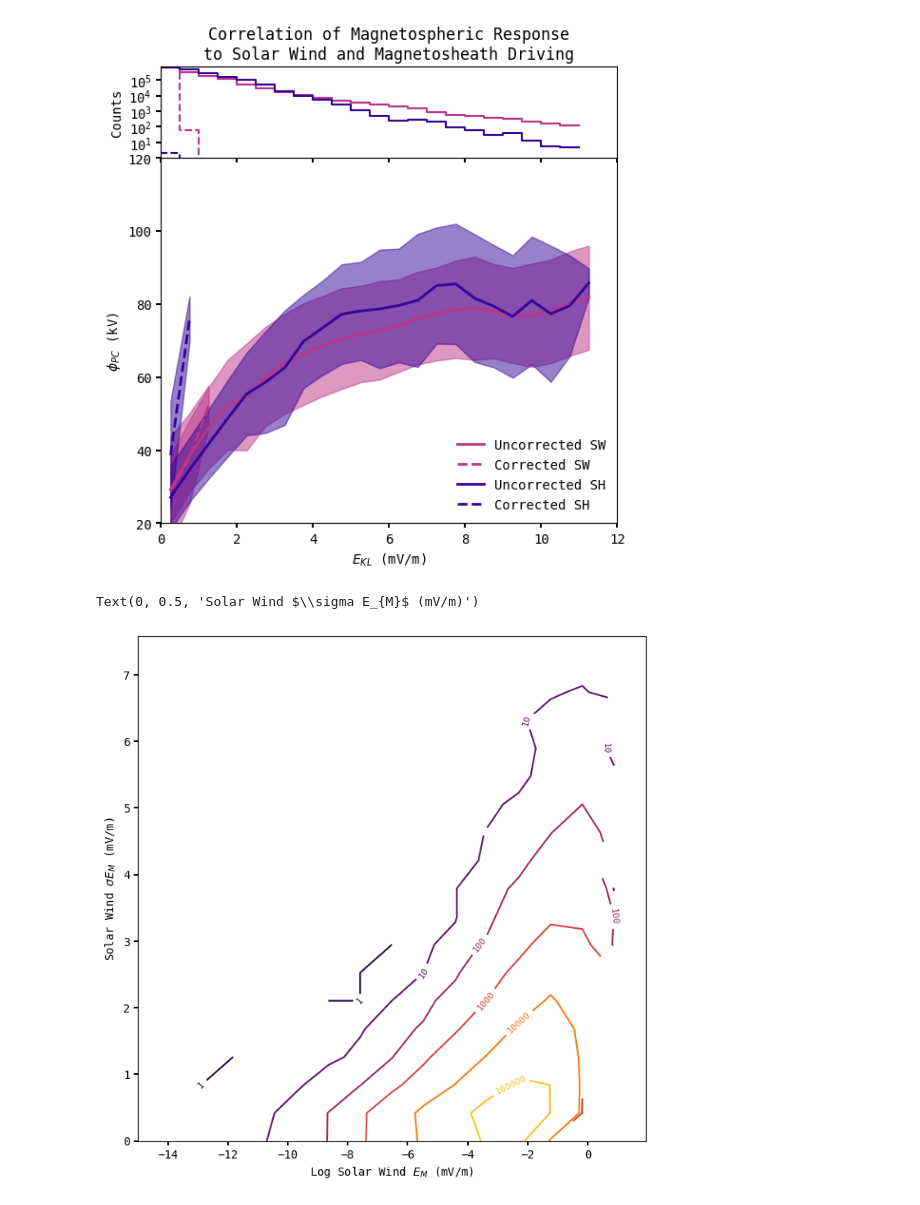
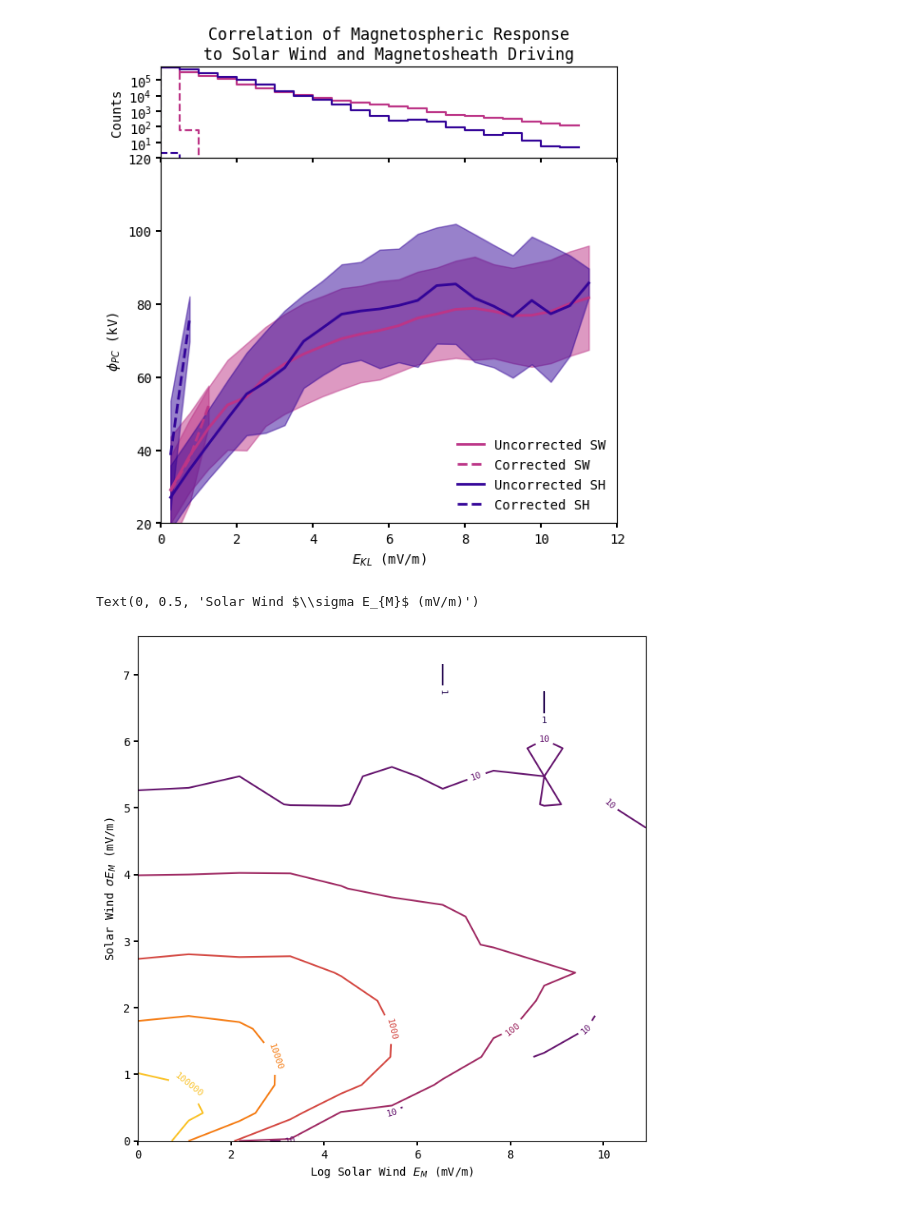
Before and after one commit to connor-obrien888/prime-pcp, a Jupyter notebook: regrecal.ipynb, the cells around one changed output. Saved outputs shown, nothing was run; the diff lists cells and outputs as text; code cells hidden in the pictures.

```diff
--- a/regrecal.ipynb
+++ b/regrecal.ipynb
@@ -38,7 +38,7 @@ sw_data['Em_R_sig'] = pca.EMR_err(sw_data['Vi_xgse'].to_numpy(), sw_data['Vi_xgs
 
 
 #Load outer magnetosheath data from PRIME-SH
-sh_data = pd.read_hdf('data/sheath_outputs_cpcp.h5', 'primesh_mid')
+sh_data = pd.read_hdf('data/sheath_outputs_cpcp.h5', 'primesh_mp')
 sh_data = sh_data.drop_duplicates(subset='Epoch') #Just in case!
 sh_data['Erx'] = pca.ERX(sh_data['Ni'].to_numpy(), sh_data['Vi_xgse'].to_numpy(), sh_data['Vi_ygse'].to_numpy(), sh_data['Vi_zgse'].to_numpy(), sh_data['B_xgsm'].to_numpy(), sh_data['B_ygsm'].to_numpy(), sh_data['B_zgsm'].to_numpy(), sh_data['Tiperp'].to_numpy()) #Reconnection electric field
 sh_data['Em_R'] = pca.EMR(sh_data['Vi_xgse'].to_numpy(), sh_data['B_zgsm'].to_numpy()) #Rectified dawn-dusk motional electric field
@@ -173,0 +354,26 @@ ax_histx.set_title('Correlation of Magnetospheric Response\nto Solar Wind and Ma
+# %%
+def jelinek_bs(y, pdyn, r0=15.02, l=1.17, e=6.55):
+    """
+    Bow shock model from Jelinek et al 2012. Assumes GSE Z=0.
+
+    Parameters:
+        y (float): GSE Y coordinate
+        pdyn (float): Solar wind dynamic pressure (nPa)
+        r0 (float): Bow shock average standoff distance tuning parameter (RE)
+        l (float): Lambda tuning parameter
+        e (float): Epsilon tuning parameter
+    """
+    bs_x = r0 * (pdyn ** (-1 / e)) - (y**2) * (l**2) / (4 * r0 * (pdyn ** (-1 / e)))
+    return bs_x
+
+def pdyn(n, vx):
+    '''
+    Calculates solar wind dynamic pressure (nPa) from solar wind n (cm^-3), Vx (km/s).
+
+    '''
+    pdyn = n * vx**2 * 1.673e-6 #Dynamic pressure (nPa)
+    return pdyn
+
+superdarn['pdyn_sw'] = pdyn(superdarn['Ne_sw'], superdarn['Vi_xgse_sw'])
+bs_pos = jelinek_bs(0, superdarn['pdyn_sw'])
+plt.hist(bs_pos, bins = np.arange(5,15,1))
@@ -246,16 +473,17 @@ Text(0.5, 1.0, 'Correlation of Magnetospheric Response\nto Solar Wind and Magnet
 [figure]
 # %%
 #Logspace distribution plot
-hist, _, _ = np.histogram2d(superdarn_masked_sw['Em_R_sig_sw'], np.log(superdarn_masked_sw['Em_R_sw']), bins=[np.linspace(0,8,20), np.linspace(-15,5,18)]) #Make the histogram to base the countours on
+# hist, _, _ = np.histogram2d(superdarn_masked_sw['Em_R_sig_sw'], np.log(superdarn_masked_sw['Em_R_sw']), bins=[np.linspace(0,8,20), np.linspace(-15,5,18)]) #Make the histogram to base the countours on
+hist, _, _ = np.histogram2d(superdarn_masked_sw['Em_R_sig_sw'], superdarn_masked_sw['Em_R_sw'], bins=[np.linspace(0,8,20), np.linspace(0,12,12)]) #Make the histogram to base the countours on
 fig, ax = plt.subplots(nrows = 1, ncols = 1 , figsize = (8,8))
-cs = ax.contour(np.linspace(-15,3,18)[:-1], np.linspace(0,8,20)[:-1], hist, norm=LogNorm(), cmap = 'inferno') #Contour plot all the data
+cs = ax.contour(np.linspace(0,12,12)[:-1], np.linspace(0,8,20)[:-1], hist, norm=LogNorm(), cmap = 'inferno') #Contour plot all the data
 ax.clabel(cs, inline=True, fontsize=8) #Label the contours
 ax.set_xlabel(r'Log Solar Wind $E_{M}$ (mV/m)')
 ax.set_ylabel(r'Solar Wind $\sigma E_{M}$ (mV/m)')
 # ax.set_ylabel(r'$\phi_{PC}$ (kV)')
 # %% [output]
 Text(0, 0.5, 'Solar Wind $\\sigma E_{M}$ (mV/m)')
-[figure, old version]
+[figure, new version]
 # %%
 #DEPRECATED CODE CELL
 
```
Also changed, not shown: parts of 6 cells of this notebook, 33 other files.
